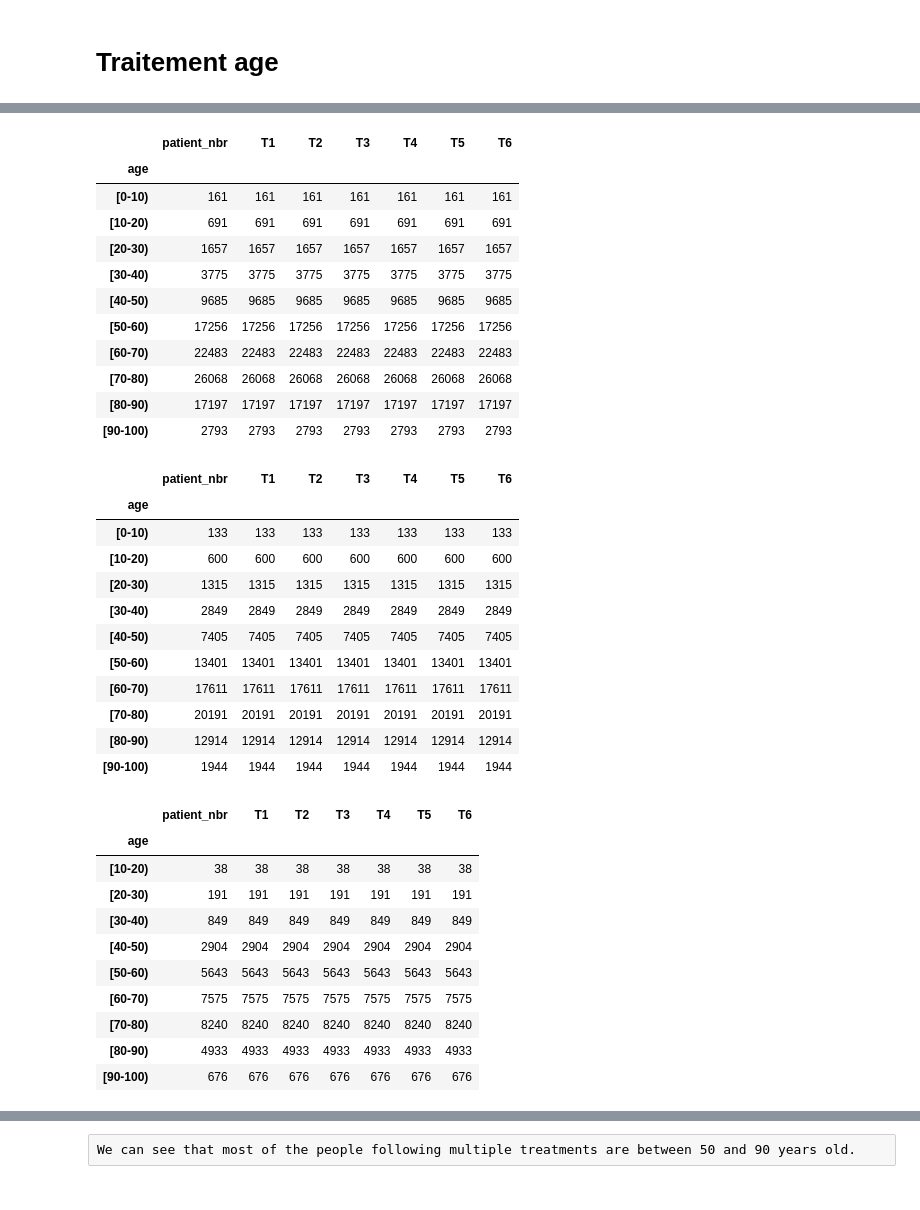
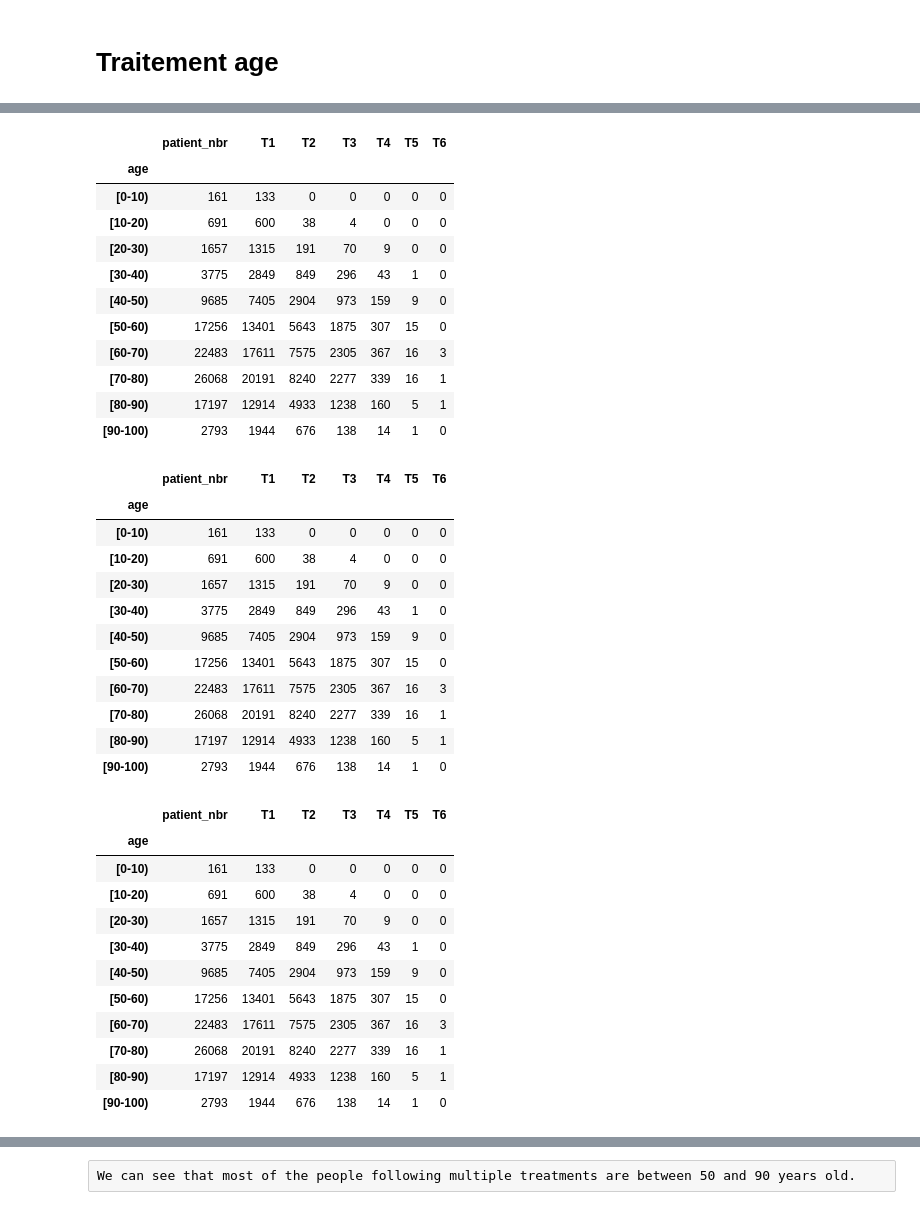
Before and after one commit to Zl0gix/ProjetDatavizA4, a Jupyter notebook: ProjetDatavizA4/raph_test.ipynb, the cells around one changed output, grey strips where cells are left out. Drawn from its saved outputs; the diff is of its cells as text; code cells hidden in the pictures.

```diff
--- a/ProjetDatavizA4/raph_test.ipynb
+++ b/ProjetDatavizA4/raph_test.ipynb
@@ -3,6 +4,6 @@ import pandas as pd
 from pprint import pprint
 # %%
-df = pd.read_csv("diabetic_data.csv")
+df = pd.read_csv("Backend/dataset/diabetic_data.csv")
 df = df.drop(columns=["weight", "max_glu_serum", "payer_code"])
 df = df.replace("?", "").replace("None", "")
 
@@ -65,7 +66,7 @@ for line in biglist:
     for i, k in enumerate(treatments):
         if line[k] != 'No':
             temp.append(f"{i+1}-{line[k]}")
-    for i, code in enumerate(temp + [0 for _ in range(6-len(temp))]):
+    for i, code in enumerate(temp + [np.nan for _ in range(6-len(temp))]):
         result[i].append(code)
 # %%
 df2 = df.drop(columns=treatments)
@@ -266,45 +273,46 @@ df_age_count_values
 # %% [output]
 |  | patient_nbr | T1 | T2 | T3 | T4 | T5 | T6 |
 | age |  |  |  |  |  |  |  |
-| [0-10) | 161 | 161 | 161 | 161 | 161 | 161 | 161 |
-| [10-20) | 691 | 691 | 691 | 691 | 691 | 691 | 691 |
-| [20-30) | 1657 | 1657 | 1657 | 1657 | 1657 | 1657 | 1657 |
-| [30-40) | 3775 | 3775 | 3775 | 3775 | 3775 | 3775 | 3775 |
-| [40-50) | 9685 | 9685 | 9685 | 9685 | 9685 | 9685 | 9685 |
-| [50-60) | 17256 | 17256 | 17256 | 17256 | 17256 | 17256 | 17256 |
-| [60-70) | 22483 | 22483 | 22483 | 22483 | 22483 | 22483 | 22483 |
-| [70-80) | 26068 | 26068 | 26068 | 26068 | 26068 | 26068 | 26068 |
-| [80-90) | 17197 | 17197 | 17197 | 17197 | 17197 | 17197 | 17197 |
-| [90-100) | 2793 | 2793 | 2793 | 2793 | 2793 | 2793 | 2793 |
+| [0-10) | 161 | 133 | 0 | 0 | 0 | 0 | 0 |
+| [10-20) | 691 | 600 | 38 | 4 | 0 | 0 | 0 |
+| [20-30) | 1657 | 1315 | 191 | 70 | 9 | 0 | 0 |
+| [30-40) | 3775 | 2849 | 849 | 296 | 43 | 1 | 0 |
+| [40-50) | 9685 | 7405 | 2904 | 973 | 159 | 9 | 0 |
+| [50-60) | 17256 | 13401 | 5643 | 1875 | 307 | 15 | 0 |
+| [60-70) | 22483 | 17611 | 7575 | 2305 | 367 | 16 | 3 |
+| [70-80) | 26068 | 20191 | 8240 | 2277 | 339 | 16 | 1 |
+| [80-90) | 17197 | 12914 | 4933 | 1238 | 160 | 5 | 1 |
+| [90-100) | 2793 | 1944 | 676 | 138 | 14 | 1 | 0 |
 # %%
-df_age2 = df_age[(df_age['T1'] != 0)].groupby("age").count()
+df_age2 = df_age[(df_age['T1'] != np.nan)].groupby("age").count()
 df_age2
 # %% [output]
 |  | patient_nbr | T1 | T2 | T3 | T4 | T5 | T6 |
 | age |  |  |  |  |  |  |  |
-| [0-10) | 133 | 133 | 133 | 133 | 133 | 133 | 133 |
-| [10-20) | 600 | 600 | 600 | 600 | 600 | 600 | 600 |
-| [20-30) | 1315 | 1315 | 1315 | 1315 | 1315 | 1315 | 1315 |
-| [30-40) | 2849 | 2849 | 2849 | 2849 | 2849 | 2849 | 2849 |
-| [40-50) | 7405 | 7405 | 7405 | 7405 | 7405 | 7405 | 7405 |
-| [50-60) | 13401 | 13401 | 13401 | 13401 | 13401 | 13401 | 13401 |
-| [60-70) | 17611 | 17611 | 17611 | 17611 | 17611 | 17611 | 17611 |
-| [70-80) | 20191 | 20191 | 20191 | 20191 | 20191 | 20191 | 20191 |
-| [80-90) | 12914 | 12914 | 12914 | 12914 | 12914 | 12914 | 12914 |
-| [90-100) | 1944 | 1944 | 1944 | 1944 | 1944 | 1944 | 1944 |
+| [0-10) | 161 | 133 | 0 | 0 | 0 | 0 | 0 |
+| [10-20) | 691 | 600 | 38 | 4 | 0 | 0 | 0 |
+| [20-30) | 1657 | 1315 | 191 | 70 | 9 | 0 | 0 |
+| [30-40) | 3775 | 2849 | 849 | 296 | 43 | 1 | 0 |
+| [40-50) | 9685 | 7405 | 2904 | 973 | 159 | 9 | 0 |
+| [50-60) | 17256 | 13401 | 5643 | 1875 | 307 | 15 | 0 |
+| [60-70) | 22483 | 17611 | 7575 | 2305 | 367 | 16 | 3 |
+| [70-80) | 26068 | 20191 | 8240 | 2277 | 339 | 16 | 1 |
+| [80-90) | 17197 | 12914 | 4933 | 1238 | 160 | 5 | 1 |
+| [90-100) | 2793 | 1944 | 676 | 138 | 14 | 1 | 0 |
 # %%
-df_age3 = df_age[(df_age['T1'] != 0)&(df_age['T2'] != 0)].groupby("age").count()
+df_age3 = df_age[(df_age['T1'] != np.nan)&(df_age['T2'] != np.nan)].groupby("age").count()
 df_age3
 # %% [output]
 |  | patient_nbr | T1 | T2 | T3 | T4 | T5 | T6 |
 | age |  |  |  |  |  |  |  |
-| [10-20) | 38 | 38 | 38 | 38 | 38 | 38 | 38 |
-| [20-30) | 191 | 191 | 191 | 191 | 191 | 191 | 191 |
-| [30-40) | 849 | 849 | 849 | 849 | 849 | 849 | 849 |
-| [40-50) | 2904 | 2904 | 2904 | 2904 | 2904 | 2904 | 2904 |
-| [50-60) | 5643 | 5643 | 5643 | 5643 | 5643 | 5643 | 5643 |
-| [60-70) | 7575 | 7575 | 7575 | 7575 | 7575 | 7575 | 7575 |
-| [70-80) | 8240 | 8240 | 8240 | 8240 | 8240 | 8240 | 8240 |
-| [80-90) | 4933 | 4933 | 4933 | 4933 | 4933 | 4933 | 4933 |
-| [90-100) | 676 | 676 | 676 | 676 | 676 | 676 | 676 |
+| [0-10) | 161 | 133 | 0 | 0 | 0 | 0 | 0 |
+| [10-20) | 691 | 600 | 38 | 4 | 0 | 0 | 0 |
+| [20-30) | 1657 | 1315 | 191 | 70 | 9 | 0 | 0 |
+| [30-40) | 3775 | 2849 | 849 | 296 | 43 | 1 | 0 |
+| [40-50) | 9685 | 7405 | 2904 | 973 | 159 | 9 | 0 |
+| [50-60) | 17256 | 13401 | 5643 | 1875 | 307 | 15 | 0 |
+| [60-70) | 22483 | 17611 | 7575 | 2305 | 367 | 16 | 3 |
+| [70-80) | 26068 | 20191 | 8240 | 2277 | 339 | 16 | 1 |
+| [80-90) | 17197 | 12914 | 4933 | 1238 | 160 | 5 | 1 |
+| [90-100) | 2793 | 1944 | 676 | 138 | 14 | 1 | 0 |
 # %%
```
Also changed, not shown: parts of 19 cells of this notebook.
